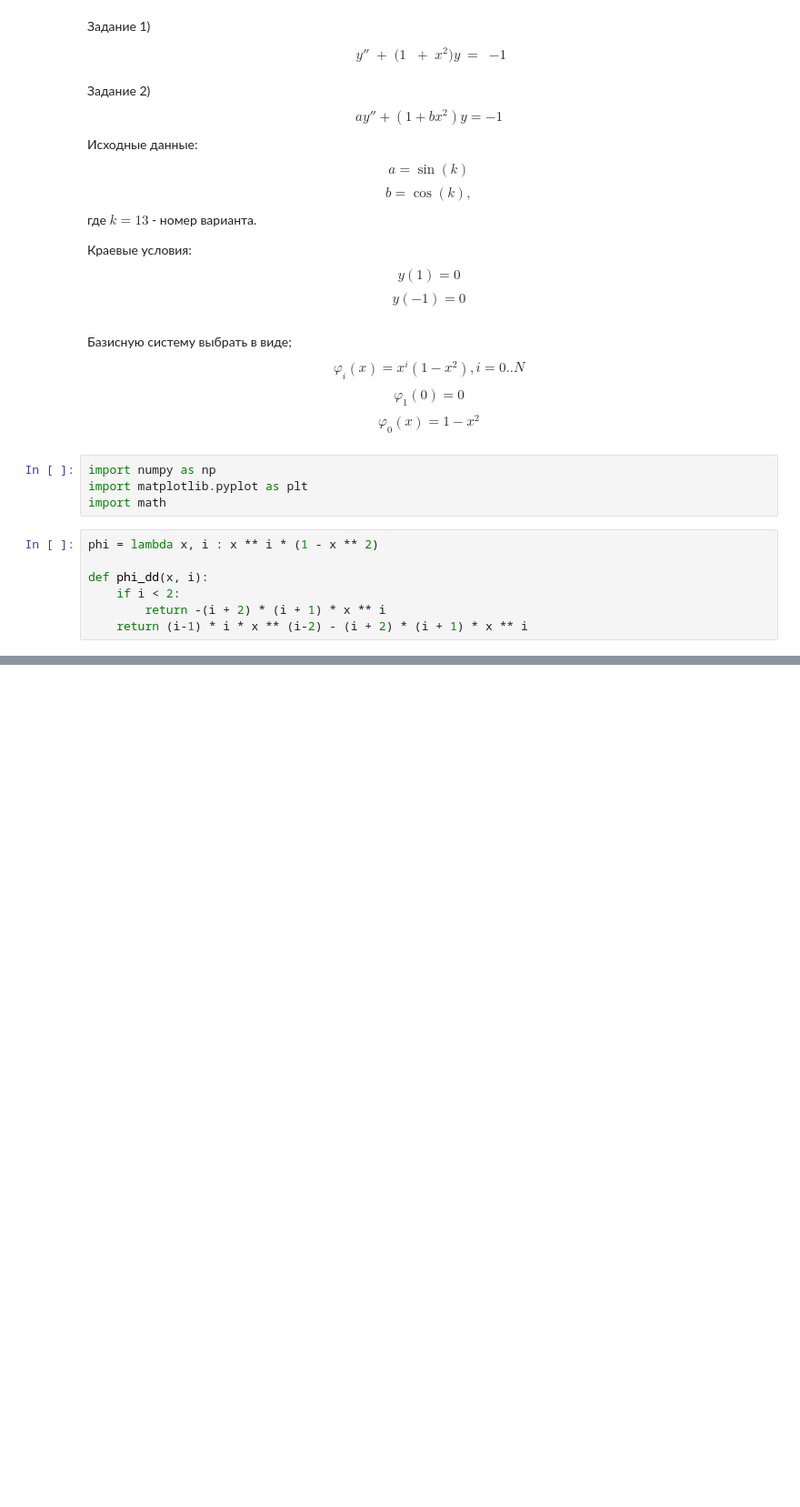
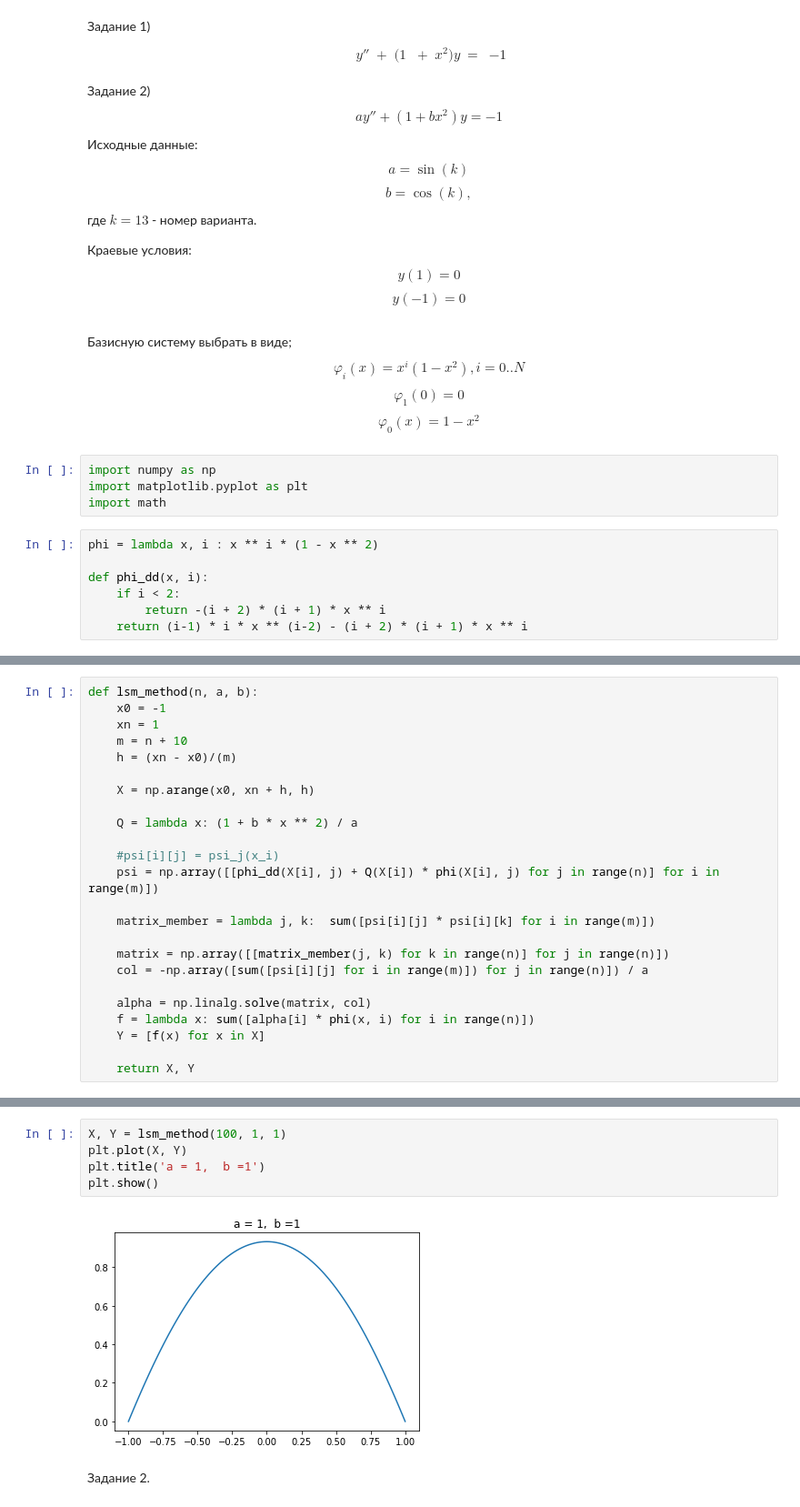
Before and after one commit to Nastik1811/MChA, a Jupyter notebook: task2.ipynb, the cells around one changed output, grey strips where cells are left out. Shown at 91% size. Cells and saved outputs as stored; diff of their text form; blank space fills up the shorter version.

```diff
--- a/task2.ipynb
+++ b/task2.ipynb
@@ -75,0 +85,24 @@ plt.show()
+# %%
+def lsm_method(n, a, b):
+    x0 = -1
+    xn = 1
+    m = n + 10
+    h = (xn - x0)/(m)
+
+    X = np.arange(x0, xn + h, h)
+
+    Q = lambda x: (1 + b * x ** 2) / a
+
+    #psi[i][j] = psi_j(x_i)
+    psi = np.array([[phi_dd(X[i], j) + Q(X[i]) * phi(X[i], j) for j in range(n)] for i in range(m)])
+
+    matrix_member = lambda j, k:  sum([psi[i][j] * psi[i][k] for i in range(m)])
+
+    matrix = np.array([[matrix_member(j, k) for k in range(n)] for j in range(n)])
+    col = -np.array([sum([psi[i][j] for i in range(m)]) for j in range(n)]) / a
+
+    alpha = np.linalg.solve(matrix, col)
+    f = lambda x: sum([alpha[i] * phi(x, i) for i in range(n)])
+    Y = [f(x) for x in X]
+
+    return X, Y
@@ -75,0 +117,9 @@ plt.show()
+# %%
+X, Y = lsm_method(100, 1, 1)
+plt.plot(X, Y)
+plt.title('a = 1,  b =1')
+plt.show()
+# %% [output]
+[figure, added]
+# %% [markdown]
+Задание 2.
```
Also changed, not shown: parts of 21 cells of this notebook.
